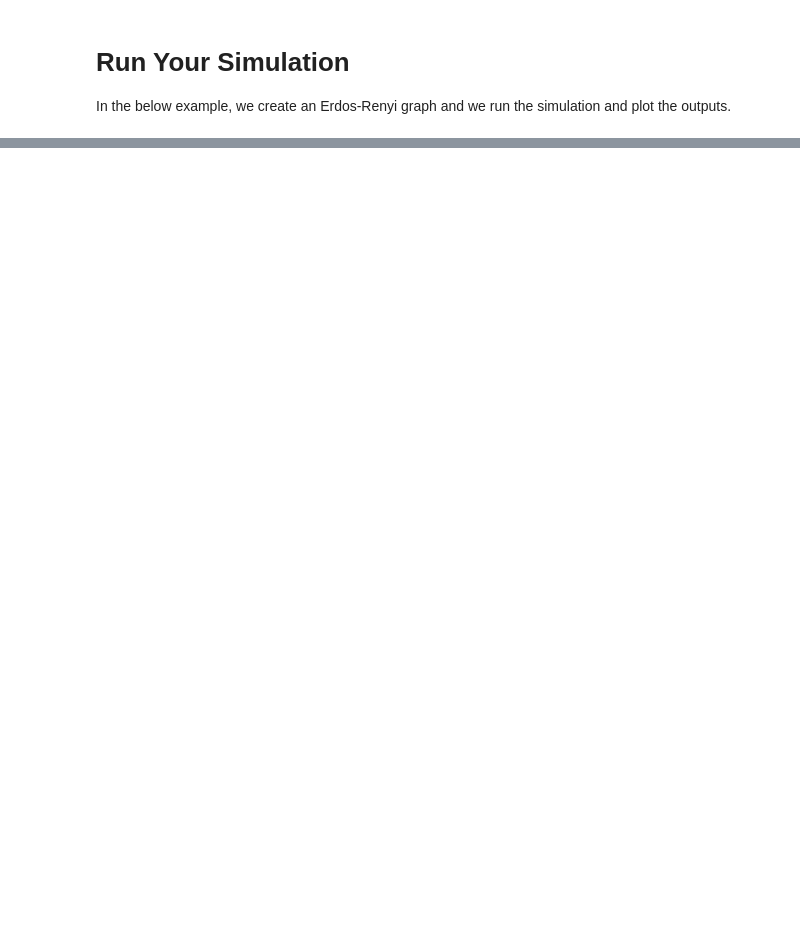
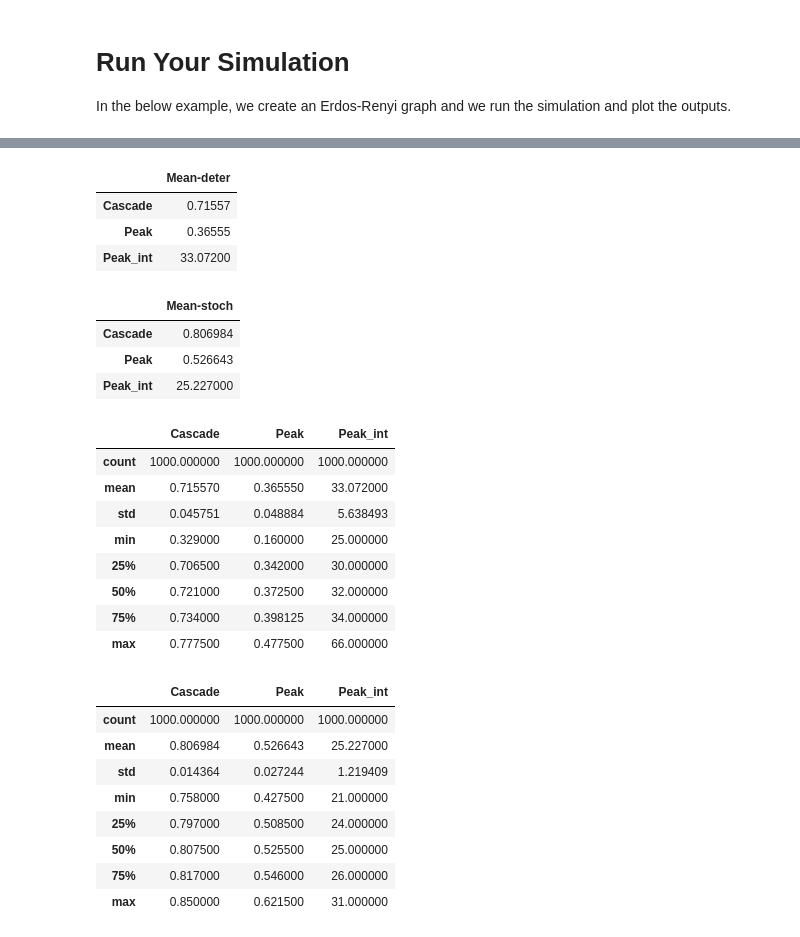
Before and after one commit to MahdiShahrabi/COVID19-Simulation, a Jupyter notebook: Time Dimension/Time_Simulation.ipynb, the cells around one changed output, grey strips where cells are left out. Saved outputs shown, nothing was run; the diff lists cells and outputs as text; code cells hidden in the pictures; blank space fills up the shorter version.

```diff
--- a/Time Dimension/Time_Simulation.ipynb
+++ b/Time Dimension/Time_Simulation.ipynb
@@ -435,0 +410,38 @@ out['Peak']
+# %%
+%%time
+OUT = {'deter':{'Cascade':list(),'Peak':list(),'Peak_int':list()},
+       'stoch':{'Cascade':list(),'Peak':list(),'Peak_int':list()}}
+n = 2000
+d = 20
+for i in range(1000):
+    if i%50==0:
+        now = datetime.datetime.now()
+
+        print ("\n{} from {}\n*Current date and time : ".format(i,1000))
+        print (now.strftime("%H:%M:%S"))
+        print ("\n")
+
+
+
+    G = nx.erdos_renyi_graph(n,d/n)
+    edge_weight = dict(zip(G.edges(),[uniform(0.01,0.1) for x in range(len(G.edges()))]))
+    nx.set_edge_attributes(G,edge_weight,'weight')
+
+
+    out = Simulate_SIR_Time (deepcopy(G),Maximum_Time=10000,Seasons=[200,400,600,800],P_seasons = [1,1,1,1],
+                   Seeds = generateRandSeed(10,G), n_dr=17, q_die=0.2, n_s=7, q_s=0.1, how='Transmission',
+                        time_policy={'mode':'deterministic','p':0.5,'group_num':2,'method':'random'},pnt=False)
+    OUT['deter']['Cascade'].append(out['Cascade'])
+    OUT['deter']['Peak'].append(out['Peak'])
+    OUT['deter']['Peak_int'].append(out['Peak_int'])
+
+
+    out = Simulate_SIR_Time (deepcopy(G),Maximum_Time=10000,Seasons=[200,400,600,800],P_seasons = [1,1,1,1],
+                   Seeds = generateRandSeed(10,G), n_dr=17, q_die=0.2, n_s=7, q_s=0.1, how='Transmission',
+                        time_policy={'mode':'stochastic','p':0.5,'group_num':2,'method':'random'},pnt=False)
+    OUT['stoch']['Cascade'].append(out['Cascade'])
+    OUT['stoch']['Peak'].append(out['Peak'])
+    OUT['stoch']['Peak_int'].append(out['Peak_int'])
+
+deter = pd.DataFrame(OUT['deter'])
+stoch = pd.DataFrame(OUT['stoch'])
@@ -435,0 +466,33 @@ out['Peak']
+# %%
+pd.DataFrame(np.mean(deter),columns=['Mean-deter'])
+pd.DataFrame(np.mean(stoch),columns=['Mean-stoch'])
+
+deter.describe()
+stoch.describe()
+# %% [output]
+|  | Mean-deter |
+| Cascade | 0.71557 |
+| Peak | 0.36555 |
+| Peak_int | 33.07200 |
+|  | Mean-stoch |
+| Cascade | 0.806984 |
+| Peak | 0.526643 |
+| Peak_int | 25.227000 |
+|  | Cascade | Peak | Peak_int |
+| count | 1000.000000 | 1000.000000 | 1000.000000 |
+| mean | 0.715570 | 0.365550 | 33.072000 |
+| std | 0.045751 | 0.048884 | 5.638493 |
+| min | 0.329000 | 0.160000 | 25.000000 |
+| 25% | 0.706500 | 0.342000 | 30.000000 |
+| 50% | 0.721000 | 0.372500 | 32.000000 |
+| 75% | 0.734000 | 0.398125 | 34.000000 |
+| max | 0.777500 | 0.477500 | 66.000000 |
+|  | Cascade | Peak | Peak_int |
+| count | 1000.000000 | 1000.000000 | 1000.000000 |
+| mean | 0.806984 | 0.526643 | 25.227000 |
+| std | 0.014364 | 0.027244 | 1.219409 |
+| min | 0.758000 | 0.427500 | 21.000000 |
+| 25% | 0.797000 | 0.508500 | 24.000000 |
+| 50% | 0.807500 | 0.525500 | 25.000000 |
+| 75% | 0.817000 | 0.546000 | 26.000000 |
+| max | 0.850000 | 0.621500 | 31.000000 |
```
Also changed, not shown: parts of 7 cells of this notebook, 1 other file.
